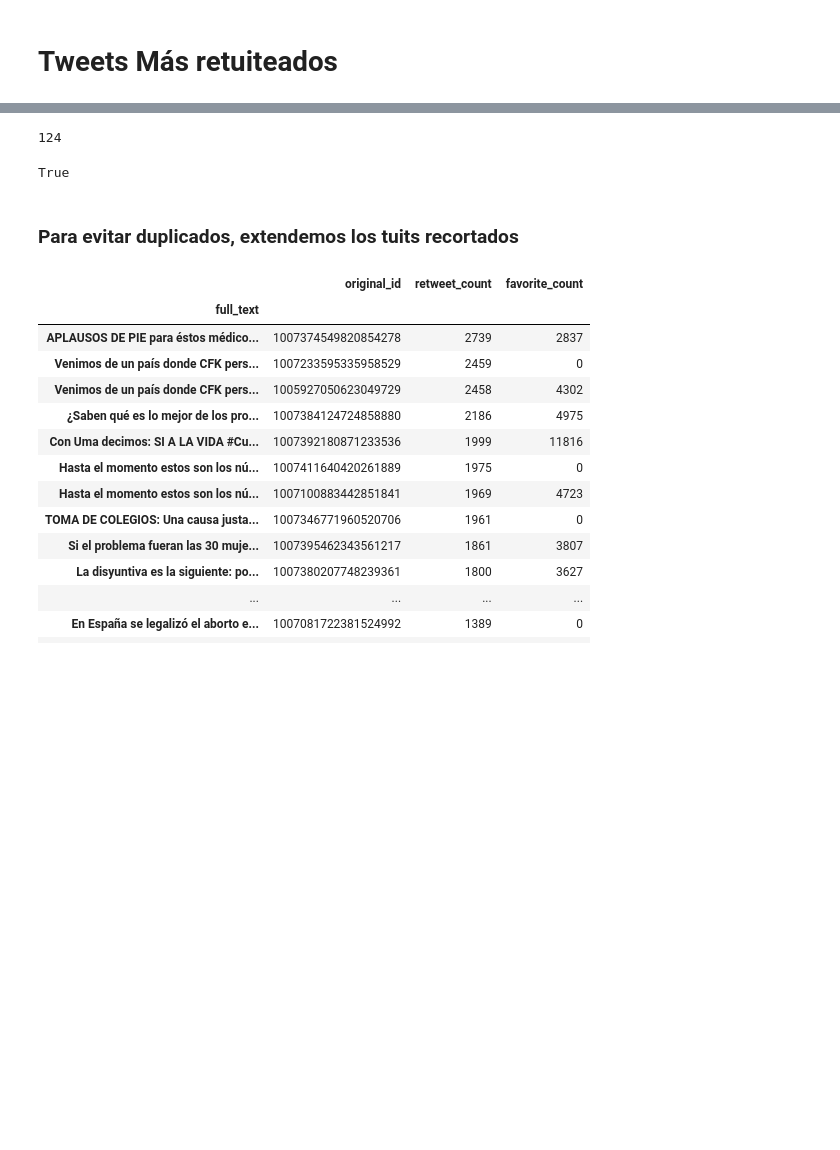
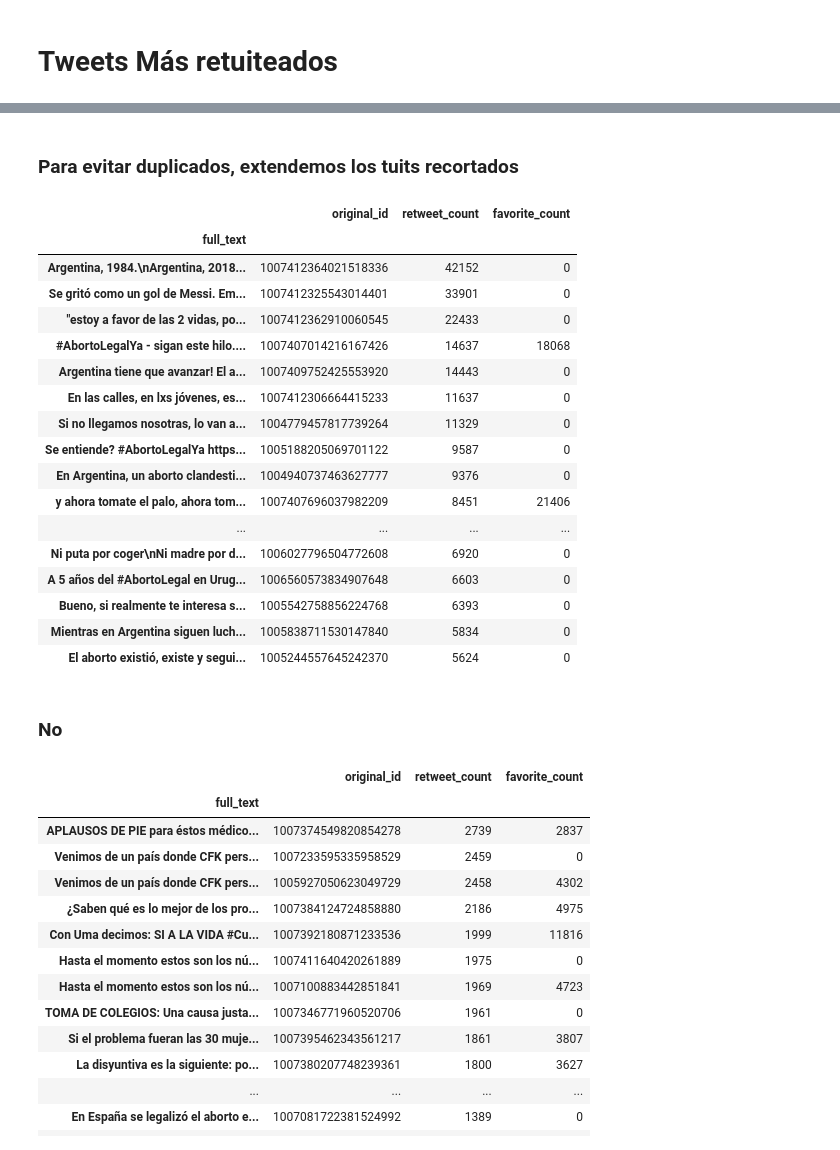
Before and after one commit to pablocelayes/twitter-aborto, a Jupyter notebook: notebooks/1.0-analisis-tweets-mongo.ipynb, the cells around one changed output, grey strips where cells are left out. Cells and saved outputs as stored; diff of their text form; code cells hidden in the pictures; blank space fills up the shorter version.

```diff
--- a/notebooks/1.0-analisis-tweets-mongo.ipynb
+++ b/notebooks/1.0-analisis-tweets-mongo.ipynb
@@ -138,8 +118,0 @@ t1 = u"Venimos de un país donde CFK perseguía y hostigaba a todo aquel que hab
-# %%
-len(t1)
-# %% [output]
-124
-# %%
-t1[-1] == u'…'
-# %% [output]
-True
@@ -162,3 +130,29 @@ def extend_to_original(t):
         if l.startswith(t[:-1]):
             return l
     return t
+# %%
+df['full_text'] = df.index
+df.full_text = df.full_text.apply(extend_to_original)
+df = df.groupby('full_text').max()
+df.sort_values(by='retweet_count', ascending=False).head(20)
+# %% [output]
+|  | original_id | retweet_count | favorite_count |
+| full_text |  |  |  |
+| Argentina, 1984.\nArgentina, 2018... | 1007412364021518336 | 42152 | 0 |
+| Se gritó como un gol de Messi. Em... | 1007412325543014401 | 33901 | 0 |
+| "estoy a favor de las 2 vidas, po... | 1007412362910060545 | 22433 | 0 |
+| #AbortoLegalYa - sigan este hilo.... | 1007407014216167426 | 14637 | 18068 |
+| Argentina tiene que avanzar! El a... | 1007409752425553920 | 14443 | 0 |
+| En las calles, en lxs jóvenes, es... | 1007412306664415233 | 11637 | 0 |
+| Si no llegamos nosotras, lo van a... | 1004779457817739264 | 11329 | 0 |
+| Se entiende? #AbortoLegalYa https... | 1005188205069701122 | 9587 | 0 |
+| En Argentina, un aborto clandesti... | 1004940737463627777 | 9376 | 0 |
+| y ahora tomate el palo, ahora tom... | 1007407696037982209 | 8451 | 21406 |
+| ... | ... | ... | ... |
+| Ni puta por coger\nNi madre por d... | 1006027796504772608 | 6920 | 0 |
+| A 5 años del #AbortoLegal en Urug... | 1006560573834907648 | 6603 | 0 |
+| Bueno, si realmente te interesa s... | 1005542758856224768 | 6393 | 0 |
+| Mientras en Argentina siguen luch... | 1005838711530147840 | 5834 | 0 |
+| El aborto existió, existe y segui... | 1005244557645242370 | 5624 | 0 |
+# %% [markdown]
+### No
```
Also changed, not shown: parts of 21 cells of this notebook.
